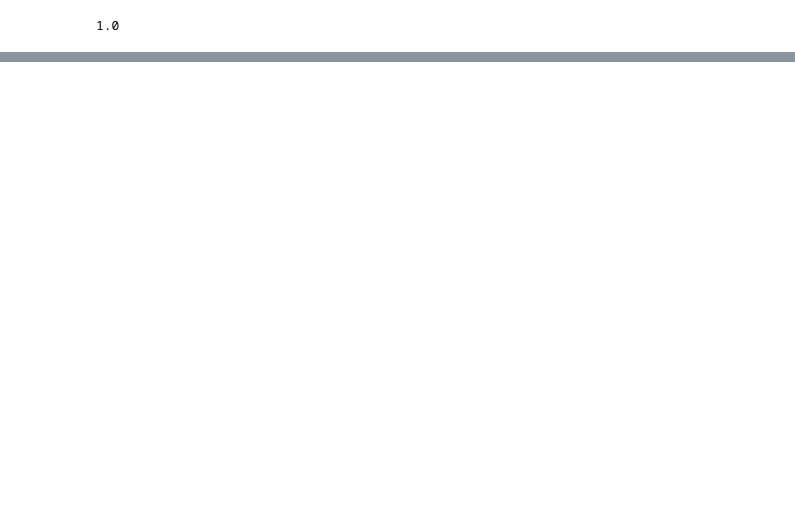
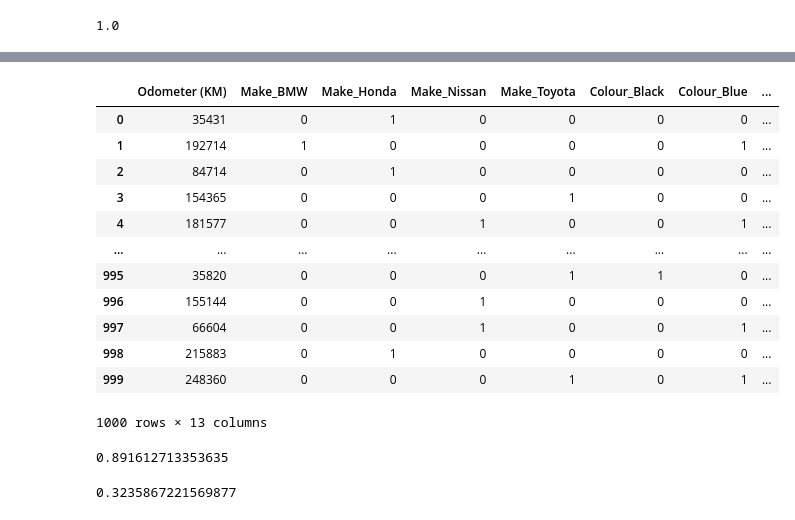
Before and after one commit to yucifer/dbourke-ml-ztm-course, a Jupyter notebook: data-science-and-ml-tools/Scikit-learn.ipynb, the cells around one changed output, grey strips where cells are left out. Cells and saved outputs as stored; diff of their text form; code cells hidden in the pictures; blank space fills up the shorter version.

```diff
--- a/data-science-and-ml-tools/Scikit-learn.ipynb
+++ b/data-science-and-ml-tools/Scikit-learn.ipynb
@@ -168,0 +323,18 @@ loaded_model.score(X_test, y_test)
+# %%
+# Another way to encode pandas dataframe is using Pandas dumies.
+dummies = pd.get_dummies(X, columns = ["Make","Colour","Doors"])
+dummies
+# %% [output]
+|  | Odometer (KM) | Make_BMW | Make_Honda | Make_Nissan | Make_Toyota | Colour_Black | Colour_Blue | ... |
+| 0 | 35431 | 0 | 1 | 0 | 0 | 0 | 0 | ... |
+| 1 | 192714 | 1 | 0 | 0 | 0 | 0 | 1 | ... |
+| 2 | 84714 | 0 | 1 | 0 | 0 | 0 | 0 | ... |
+| 3 | 154365 | 0 | 0 | 0 | 1 | 0 | 0 | ... |
+| 4 | 181577 | 0 | 0 | 1 | 0 | 0 | 1 | ... |
+| ... | ... | ... | ... | ... | ... | ... | ... | ... |
+| 995 | 35820 | 0 | 0 | 0 | 1 | 1 | 0 | ... |
+| 996 | 155144 | 0 | 0 | 1 | 0 | 0 | 0 | ... |
+| 997 | 66604 | 0 | 0 | 1 | 0 | 0 | 1 | ... |
+| 998 | 215883 | 0 | 1 | 0 | 0 | 0 | 0 | ... |
+| 999 | 248360 | 0 | 0 | 0 | 1 | 0 | 1 | ... |
+1000 rows × 13 columns
@@ -168,0 +346,8 @@ loaded_model.score(X_test, y_test)
+# %%
+model.score(X_train,y_train)
+# %% [output]
+0.891612713353635
+# %%
+model.score(X_test,y_test)
+# %% [output]
+0.3235867221569877
```
Also changed, not shown: parts of 48 cells of this notebook, 4 other files.
